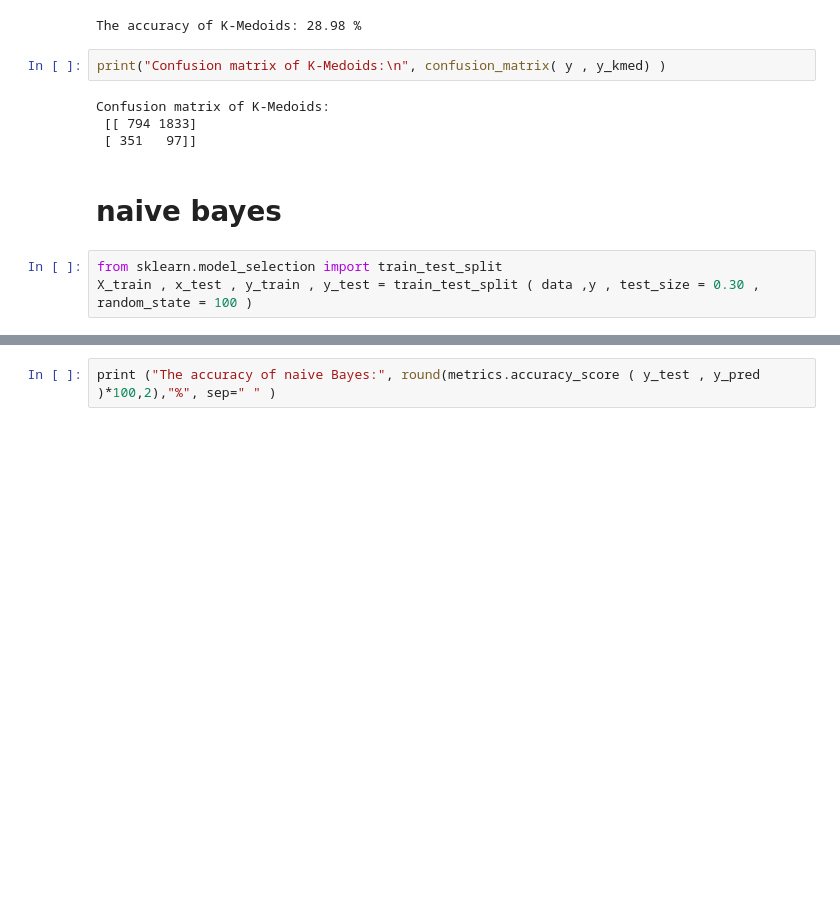
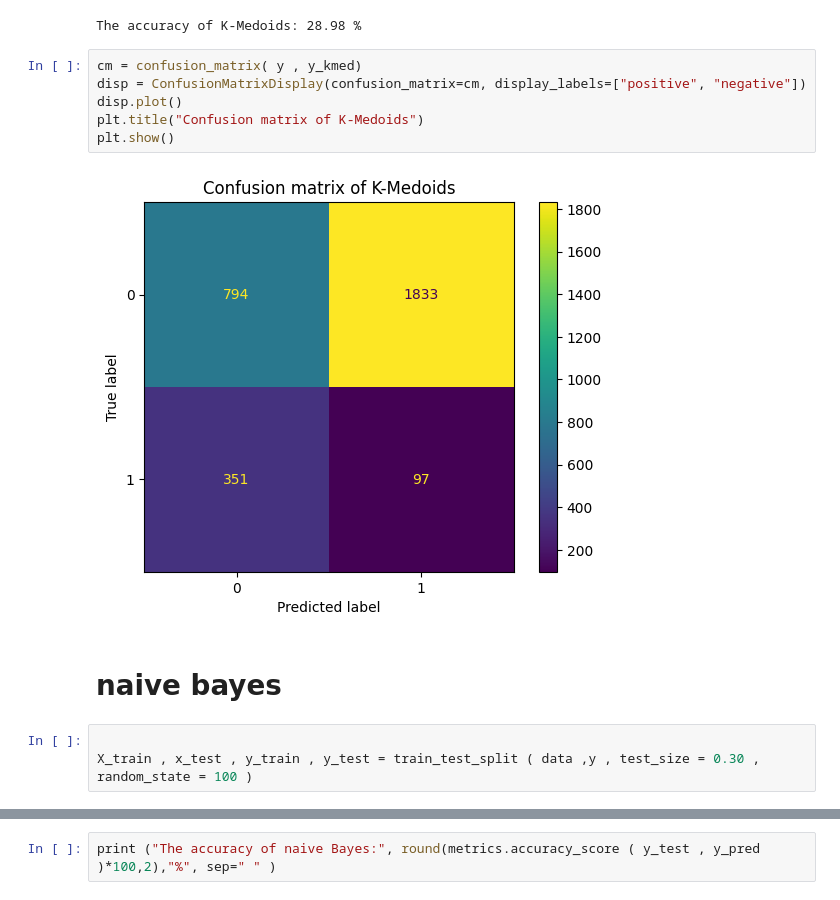
Before and after one commit to KatrineAshraf/Credit-Card-Fraudelty, a Jupyter notebook: Credit Card Fraudelty.ipynb, the cells around one changed output, grey strips where cells are left out. Cells and saved outputs as stored; diff of their text form; blank space fills up the shorter version.

```diff
--- a/Credit Card Fraudelty.ipynb
+++ b/Credit Card Fraudelty.ipynb
@@ -212,15 +212,17 @@ print ("The accuracy of K-Medoids:", round(metrics.accuracy_score ( y , y_kmed )
 # %% [output]
 The accuracy of K-Medoids: 28.98 %
 # %%
-print("Confusion matrix of K-Medoids:\n", confusion_matrix( y , y_kmed) )
+cm = confusion_matrix( y , y_kmed)
+disp = ConfusionMatrixDisplay(confusion_matrix=cm, display_labels=["positive", "negative"])
+disp.plot()
+plt.title("Confusion matrix of K-Medoids")
+plt.show()
 # %% [output]
-Confusion matrix of K-Medoids:
- [[ 794 1833]
- [ 351   97]]
+[figure, added]
 # %% [markdown]
 # naive bayes
 # %%
-from sklearn.model_selection import train_test_split
+
 X_train , x_test , y_train , y_test = train_test_split ( data ,y , test_size = 0.30 , random_state = 100 )
 # %%
 from sklearn.naive_bayes import GaussianNB
```
Also changed, not shown: parts of 12 cells of this notebook.
